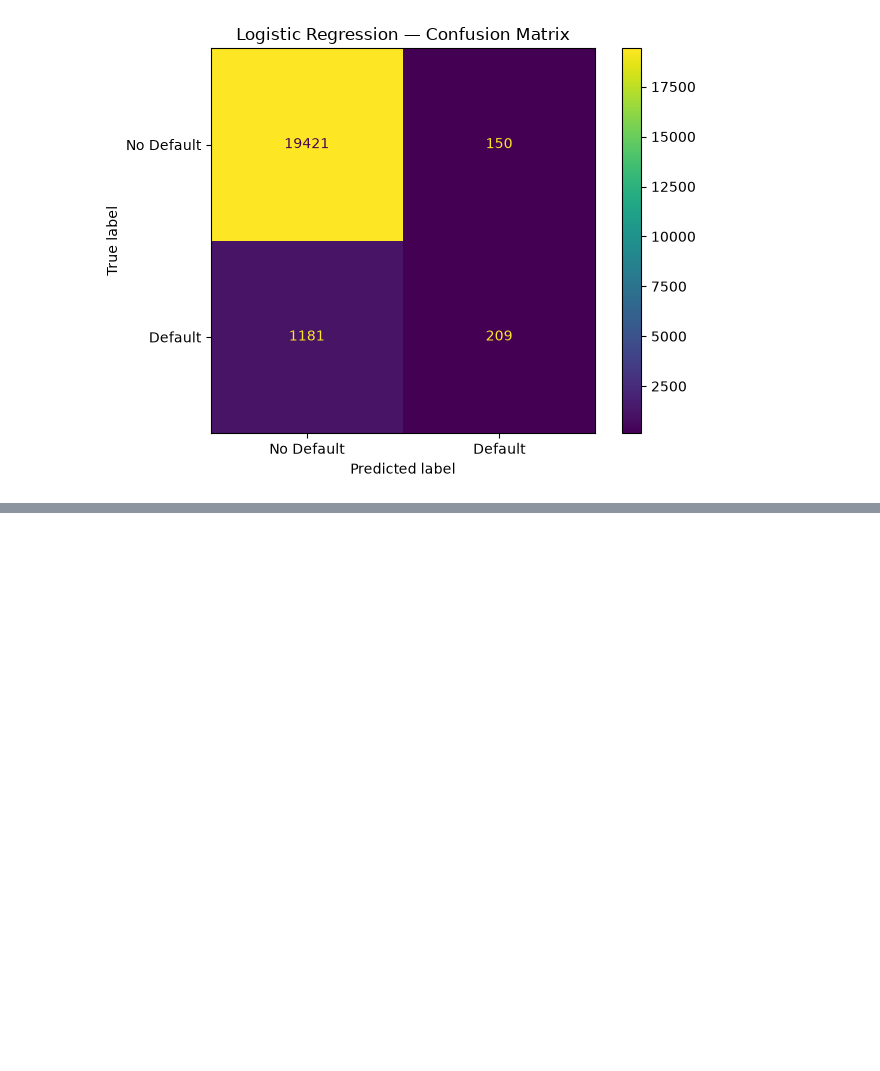
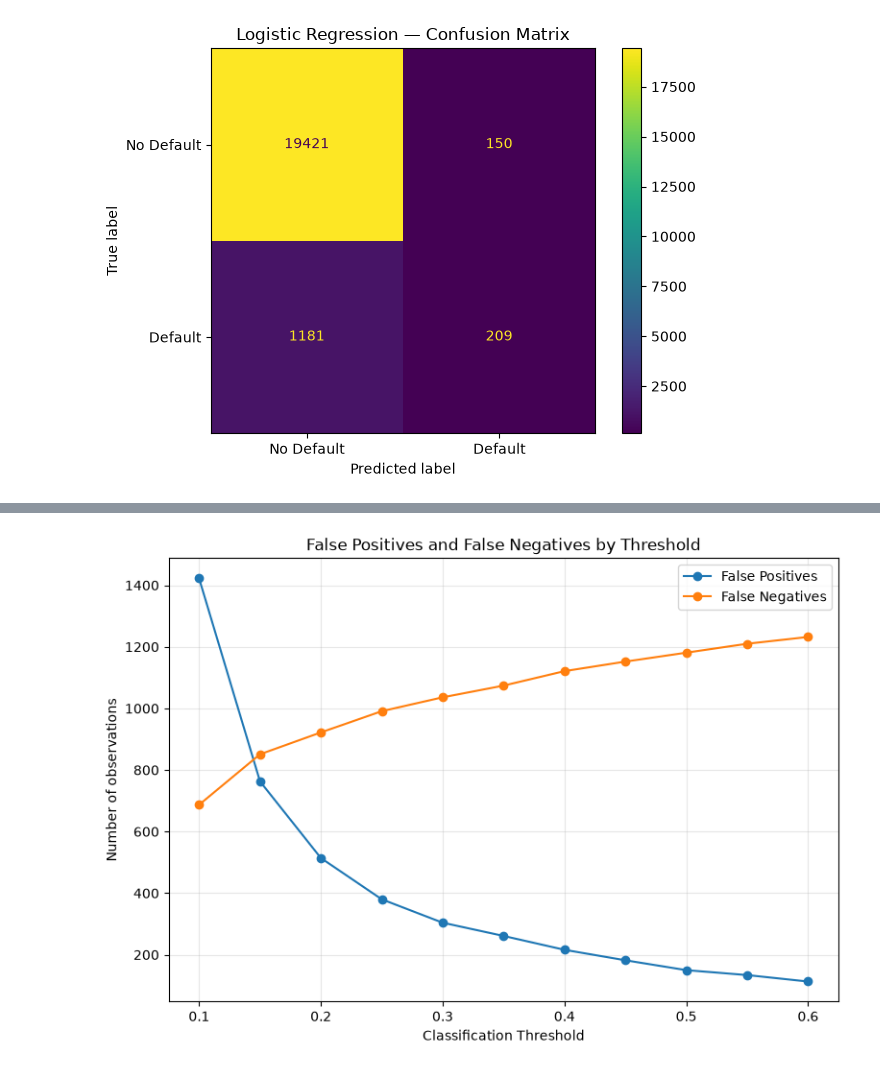
Before and after one commit to Randysman/credit_score, a Jupyter notebook: Modeling.ipynb, the cells around one changed output, grey strips where cells are left out. Drawn from its saved outputs; the diff is of its cells as text; code cells hidden in the pictures; blank space fills up the shorter version.

```diff
--- a/Modeling.ipynb
+++ b/Modeling.ipynb
@@ -250,0 +420,25 @@ plt.show()
+# %%
+plt.figure(figsize=(9, 6))
+
+plt.plot(
+    threshold_error_results['Threshold'],
+    threshold_error_results['FP'],
+    marker='o',
+    label='False Positives'
+)
+
+plt.plot(
+    threshold_error_results['Threshold'],
+    threshold_error_results['FN'],
+    marker='o',
+    label='False Negatives'
+)
+
+plt.xlabel('Classification Threshold')
+plt.ylabel('Number of observations')
+plt.title('False Positives and False Negatives by Threshold')
+plt.legend()
+plt.grid(alpha=0.3)
+plt.show()
+# %% [output]
+[figure, added]
```
Also changed, not shown: parts of 14 cells of this notebook.
